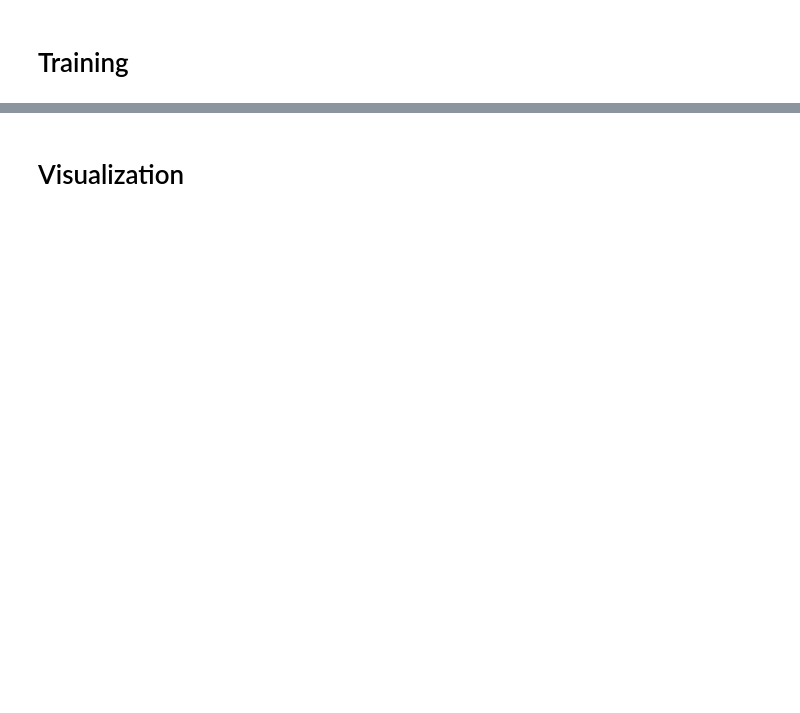
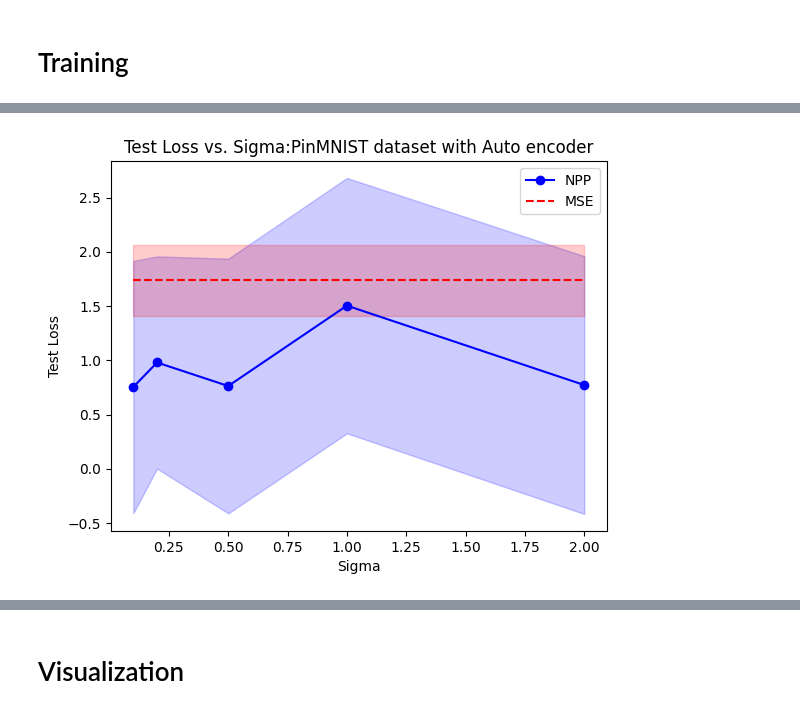
Before and after one commit to neu-spiral/Neural-Point-Processes, a Jupyter notebook: neuralpointproc.ipynb, the cells around one changed output, grey strips where cells are left out. Cells and saved outputs as stored; diff of their text form; code cells hidden in the pictures; blank space fills up the shorter version.

```diff
--- a/neuralpointproc.ipynb
+++ b/neuralpointproc.ipynb
@@ -31,7 +31,7 @@ torch.manual_seed(seed)
 np.random.seed(seed)
 # %%
 dataset = "PinMNIST"
-feature_extracted = True
+feature_extracted = False
 n = 500
 mesh = False
 d = 10
@@ -39,6 +39,10 @@ n_pins = 20
 fixed_pins = True
 r = 3
 d1,d2 = 28,28
+
+partial_label_GP=False
+partial_percent=0.2
+
 if feature_extracted:
     folder = f"{dataset}_ddpm"
 else:
@@ -143,7 +149,7 @@ class CustomLRFinder:
         self.device = device
         self.history = {'lr': [], 'loss': []}
 
-    def find_lr(self, train_loader, start_lr=1e-4, end_lr=1, num_iter=10,smooth_f=0.05):
+    def find_lr(self, train_loader, start_lr=1e-4, end_lr=1, num_iter=20,smooth_f=0.05):
         model = self.model.to(self.device)
         criterion = self.criterion
         optimizer = self.optimizer
@@ -289,5 +241,6 @@ ValueError: num must be an integer with 1 <= num <= 6, not 7
 # %%
-def run_pipeline_ci(sigmas, num_kernels_encoder, num_kernels_decoder, train_loader, val_loader, test_loader, input_channel, num_epochs, val_every_epoch, learning_rates, device, num_runs=3):
+def run_pipeline_ci(sigmas, num_kernels_encoder, num_kernels_decoder, train_loader, val_loader,
+                    test_loader, input_channel, num_epochs, val_every_epoch, learning_rates, device, num_runs=3):
     test_losses_npp_true = []
     test_losses_npp_false= []
     experiment_id = int(time.time())
@@ -298,7 +251,7 @@ def run_pipeline_ci(sigmas, num_kernels_encoder, num_kernels_decoder, train_load
         test_loss_npp_false = None
 
         # Run NPP=False once and collect the test loss
-        early_stopping = EarlyStoppingCallback(patience=5, min_delta=0.001)
+        early_stopping = EarlyStoppingCallback(patience=10, min_delta=0.001)
         criterion = NPPLoss(identity=True).to(device)
 
         autoencoder = Autoencoder(num_kernels_encoder, num_kernels_decoder, input_channel=input_channel).to(device)
@@ -307,7 +260,7 @@ def run_pipeline_ci(sigmas, num_kernels_encoder, num_kernels_decoder, train_load
         model, train_losses, val_losses = train_model(autoencoder, train_loader, val_loader, input_channel, num_epochs,\
                                                       val_every_epoch, learning_rates[count], criterion, optimizer, device, early_stopping, experiment_id)
 
-        test_loss_npp_false = evaluate_model(autoencoder, test_loader, input_channel, device)
+        test_loss_npp_false = evaluate_model(autoencoder, test_loader, input_channel, device, partial_label_GP=False, partial_percent=partial_percent)
         print(f"MSE Test loss:{test_loss_npp_false:.3f}")
         test_losses_npp_false.append(test_loss_npp_false)
 
@@ -320,7 +273,7 @@ def run_pipeline_ci(sigmas, num_kernels_encoder, num_kernels_decoder, train_load
             optimizer = optim.Adam(autoencoder.parameters(), lr=learning_rates[count])
             model, train_losses, val_losses = train_model(autoencoder, train_loader, val_loader, input_channel, num_epochs,\
                                                           val_every_epoch, learning_rates[count], criterion, optimizer, device, early_stopping, experiment_id)
-            test_loss = evaluate_model(autoencoder, test_loader, input_channel, device)
+            test_loss = evaluate_model(autoencoder, test_loader, input_channel, device, partial_label_GP=partial_label_GP, partial_percent=partial_percent, sigma=sigma)
             print(f"NPP sigma={sigma} Test loss:{test_loss:.3f}")
             test_losses_vs_sigma_npp_true.append(test_loss)
             count += 1
@@ -359,7 +298,7 @@ def run_and_save_pipeline(sigmas, num_kernels_encoder, num_kernels_decoder, trai
 
 # Set your hyperparameters
 # dataset = "MNIST"
-input_channel = 1 if dataset == "MNIST" else 3
+input_channel = 1 if dataset == "PinMNIST" else 3
 num_epochs = 200
 sigmas = [0.1, 0.2, 0.5, 1, 2]  # Set the sigma values you want to test
 # best_lrs = [0.05, 0.05, 0.05, 0.05, 0.05, 0.001] #MNIST
@@ -377,3 +316,4 @@ loss_vs_sigma_data = run_and_save_pipeline(sigmas, num_kernels_encoder, num_kern
 
 # Plot and save the plot using the saved data
 plot_and_save(loss_vs_sigma_data, sigmas, dataset, learning_rate)
+# %% [output]
@@ -379,0 +337 @@ plot_and_save(loss_vs_sigma_data, sigmas, dataset, learning_rate)
+[figure, added]
```
Also changed, not shown: parts of 8 cells of this notebook.
